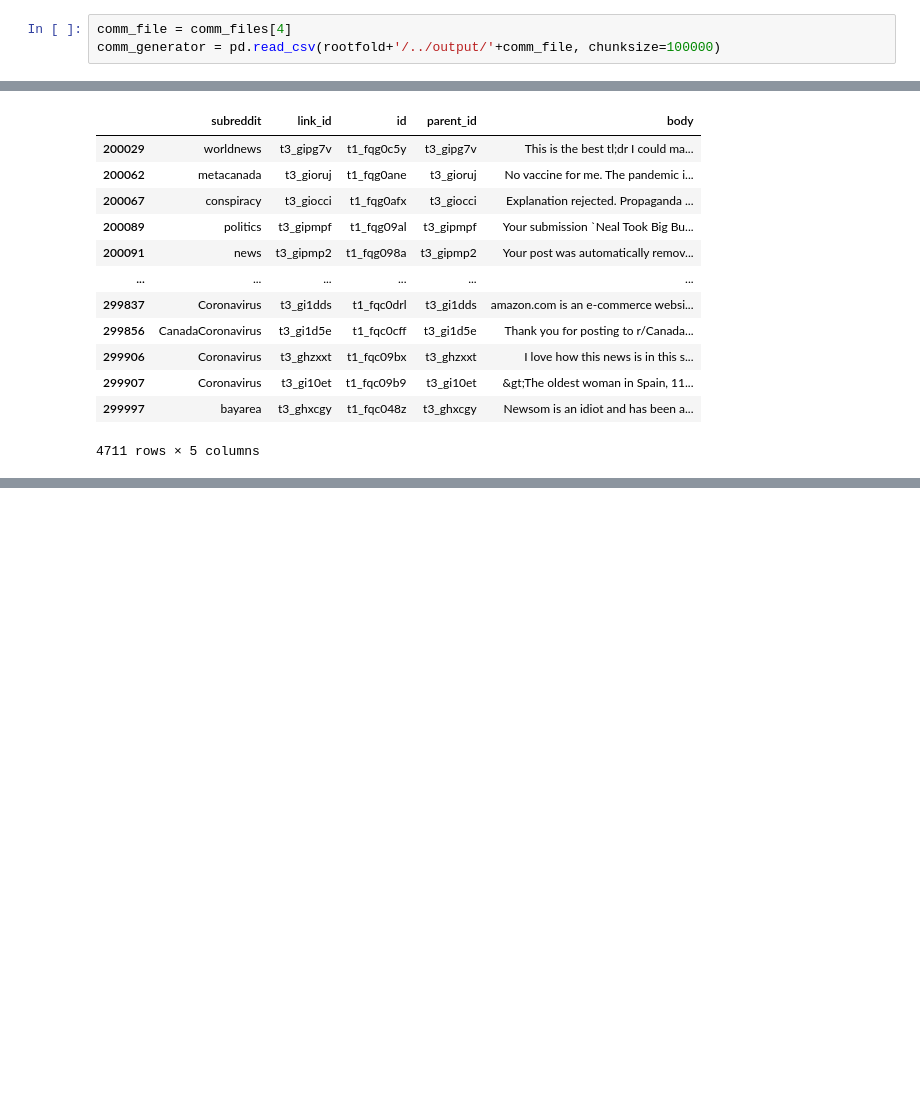
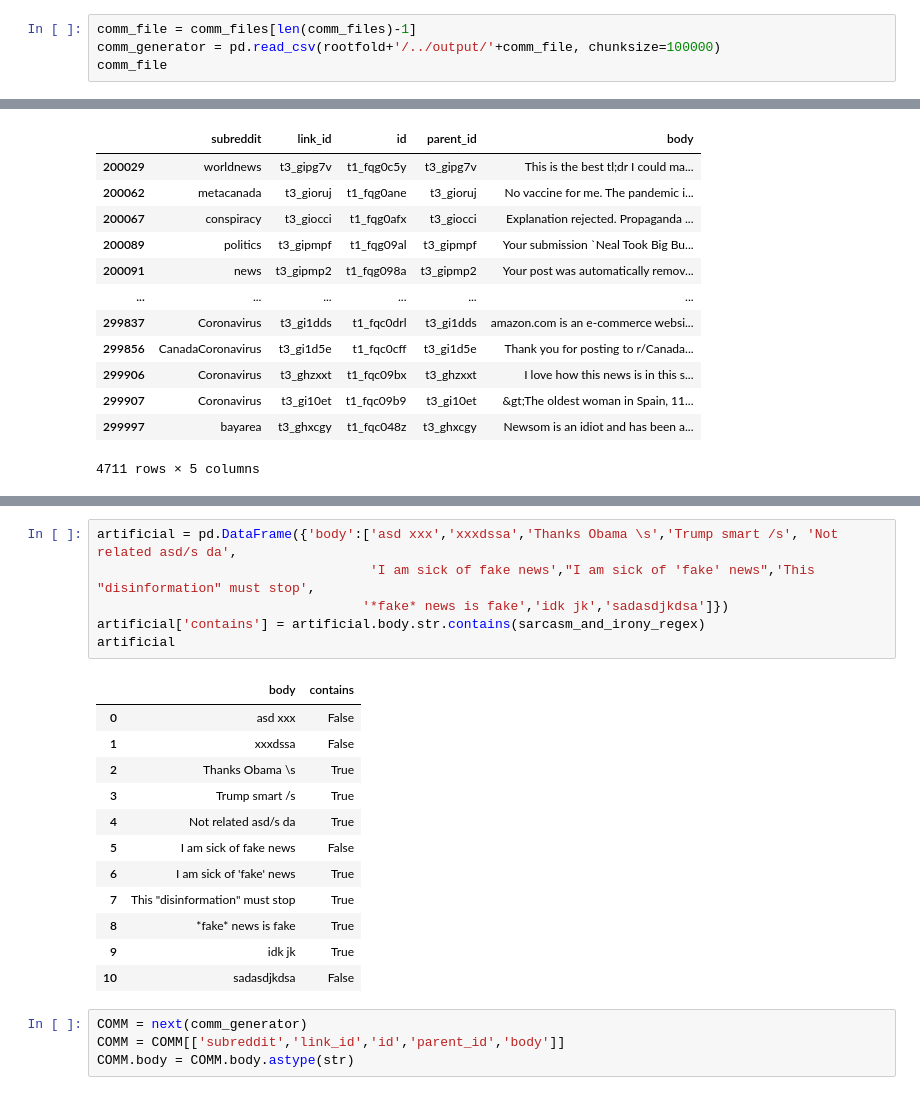
Before and after one commit to nomoteticus/reddit-disinformation, a Jupyter notebook: 3_embed/check_pos_categ.ipynb, the cells around one changed output, grey strips where cells are left out. Saved outputs shown, nothing was run; the diff lists cells and outputs as text; blank space fills up the shorter version.

```diff
--- a/3_embed/check_pos_categ.ipynb
+++ b/3_embed/check_pos_categ.ipynb
@@ -646,3 +662,4 @@ comm_files = sorted(re.findall('COMM_2020_[0-9][0-9].csv', ' '.join(os.listdir(r
 # %%
-comm_file = comm_files[4]
+comm_file = comm_files[len(comm_files)-1]
 comm_generator = pd.read_csv(rootfold+'/../output/'+comm_file, chunksize=100000)
+comm_file
@@ -768,0 +823,23 @@ COMM[COMM.body.str.lower().str.contains(fpm.regex_flag)]
+# %%
+artificial = pd.DataFrame({'body':['asd xxx','xxxdssa','Thanks Obama \s','Trump smart /s', 'Not related asd/s da',
+                                   'I am sick of fake news',"I am sick of 'fake' news",'This "disinformation" must stop',
+                                  '*fake* news is fake','idk jk','sadasdjkdsa']})
+artificial['contains'] = artificial.body.str.contains(sarcasm_and_irony_regex)
+artificial
+# %% [output]
+|  | body | contains |
+| 0 | asd xxx | False |
+| 1 | xxxdssa | False |
+| 2 | Thanks Obama \s | True |
+| 3 | Trump smart /s | True |
+| 4 | Not related asd/s da | True |
+| 5 | I am sick of fake news | False |
+| 6 | I am sick of 'fake' news | True |
+| 7 | This "disinformation" must stop | True |
+| 8 | *fake* news is fake | True |
+| 9 | idk jk | True |
+| 10 | sadasdjkdsa | False |
+# %%
+COMM = next(comm_generator)
+COMM = COMM[['subreddit','link_id','id','parent_id','body']]
+COMM.body = COMM.body.astype(str)
```
Also changed, not shown: parts of 16 cells of this notebook, 1 other file.
